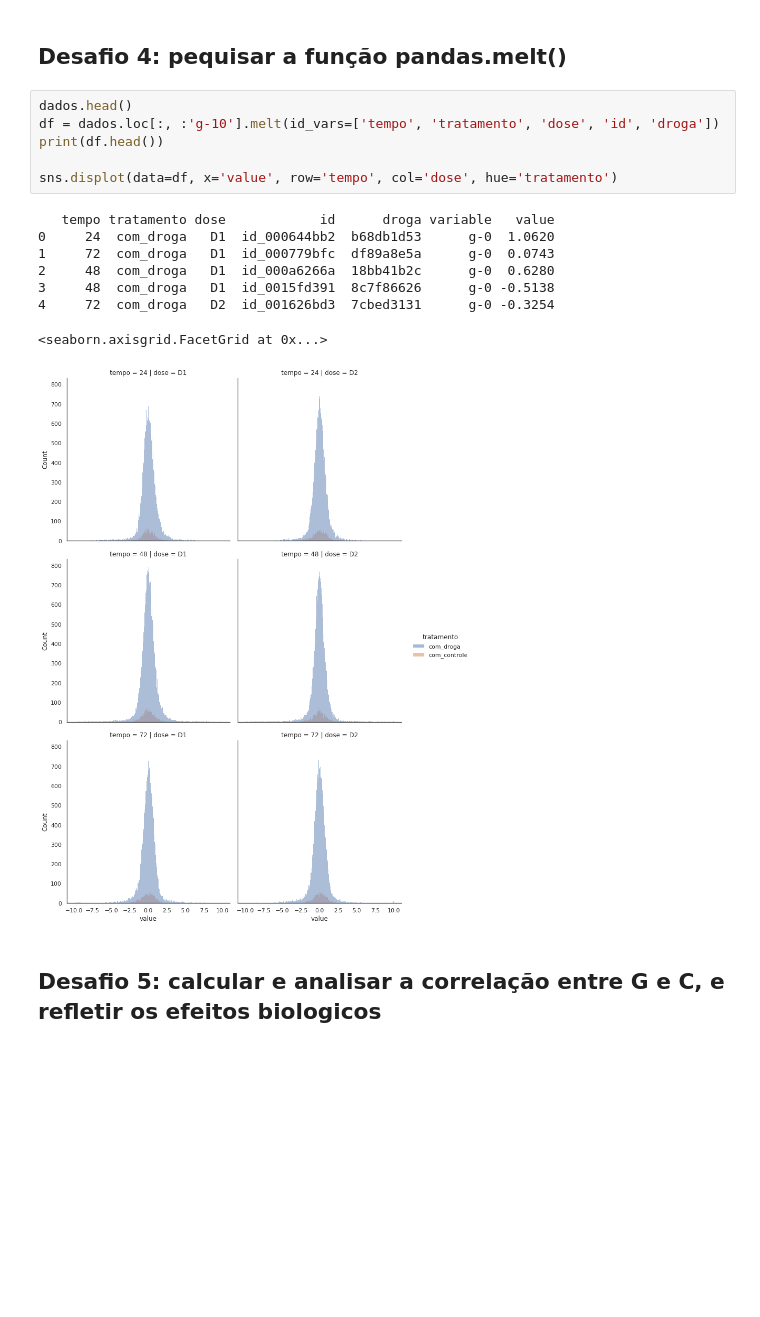
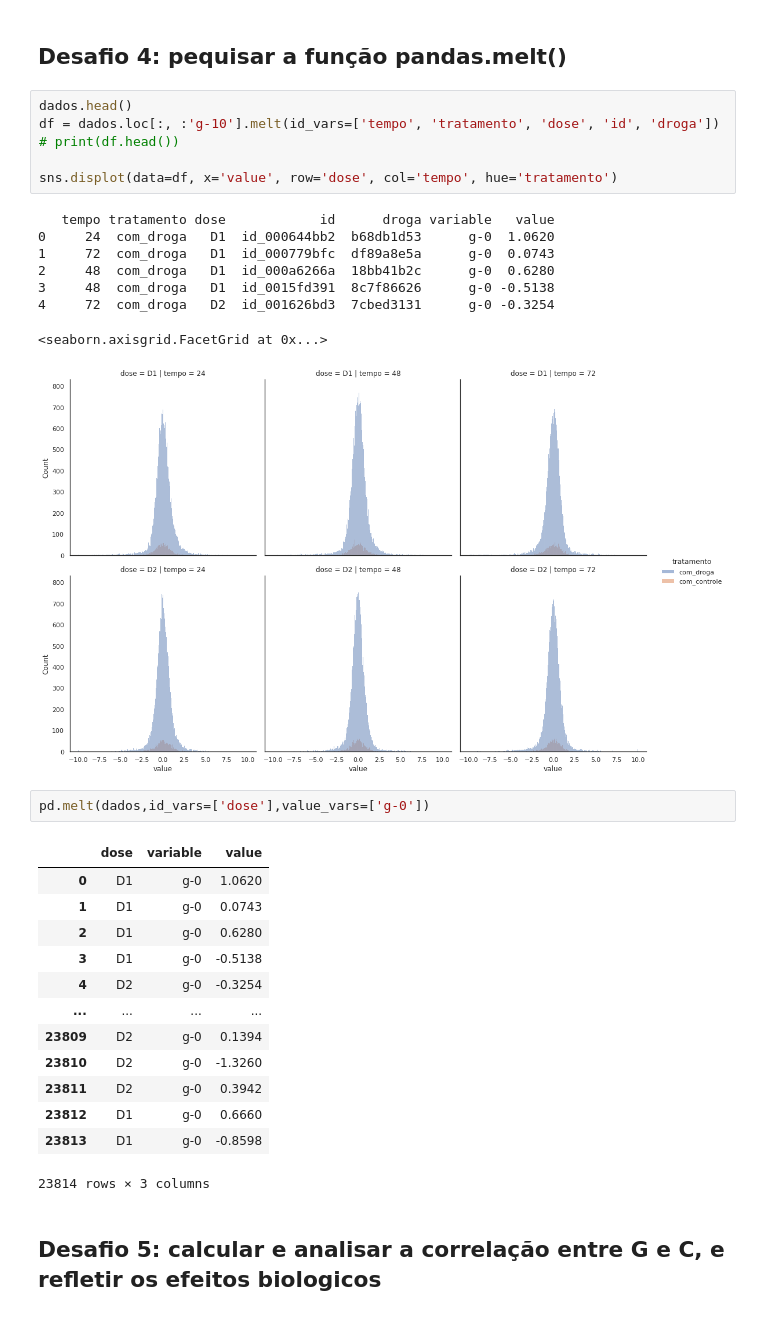
Before and after one commit to leonardo-melniski/colab, a Jupyter notebook: imersaodados3_aula3.ipynb, the cells around one changed output. Cells and saved outputs as stored; diff of their text form; blank space fills up the shorter version.

```diff
--- a/imersaodados3_aula3.ipynb
+++ b/imersaodados3_aula3.ipynb
@@ -225,17 +224,33 @@ pd.crosstab([dados['dose'], dados['tempo']], dados['tratamento'], values=dados['
 # %%
 dados.head()
 df = dados.loc[:, :'g-10'].melt(id_vars=['tempo', 'tratamento', 'dose', 'id', 'droga'])
-print(df.head())
+# print(df.head())
 
-sns.displot(data=df, x='value', row='tempo', col='dose', hue='tratamento')
+sns.displot(data=df, x='value', row='dose', col='tempo', hue='tratamento')
 # %% [output]
    tempo tratamento dose            id      droga variable   value
 0     24  com_droga   D1  id_000644bb2  b68db1d53      g-0  1.0620
 1     72  com_droga   D1  id_000779bfc  df89a8e5a      g-0  0.0743
 2     48  com_droga   D1  id_000a6266a  18bb41b2c      g-0  0.6280
 3     48  com_droga   D1  id_0015fd391  8c7f86626      g-0 -0.5138
 4     72  com_droga   D2  id_001626bd3  7cbed3131      g-0 -0.3254
 <seaborn.axisgrid.FacetGrid at 0x...>
-[figure, old version]
+[figure, new version]
+# %%
+pd.melt(dados,id_vars=['dose'],value_vars=['g-0'])
+# %% [output]
+|  | dose | variable | value |
+| 0 | D1 | g-0 | 1.0620 |
+| 1 | D1 | g-0 | 0.0743 |
+| 2 | D1 | g-0 | 0.6280 |
+| 3 | D1 | g-0 | -0.5138 |
+| 4 | D2 | g-0 | -0.3254 |
+| ... | ... | ... | ... |
+| 23809 | D2 | g-0 | 0.1394 |
+| 23810 | D2 | g-0 | -1.3260 |
+| 23811 | D2 | g-0 | 0.3942 |
+| 23812 | D1 | g-0 | 0.6660 |
+| 23813 | D1 | g-0 | -0.8598 |
+23814 rows × 3 columns
 # %% [markdown]
 ## Desafio 5: calcular e analisar a correlação entre G e C, e refletir os efeitos biologicos
```
Also changed, not shown: parts of 9 cells of this notebook.
